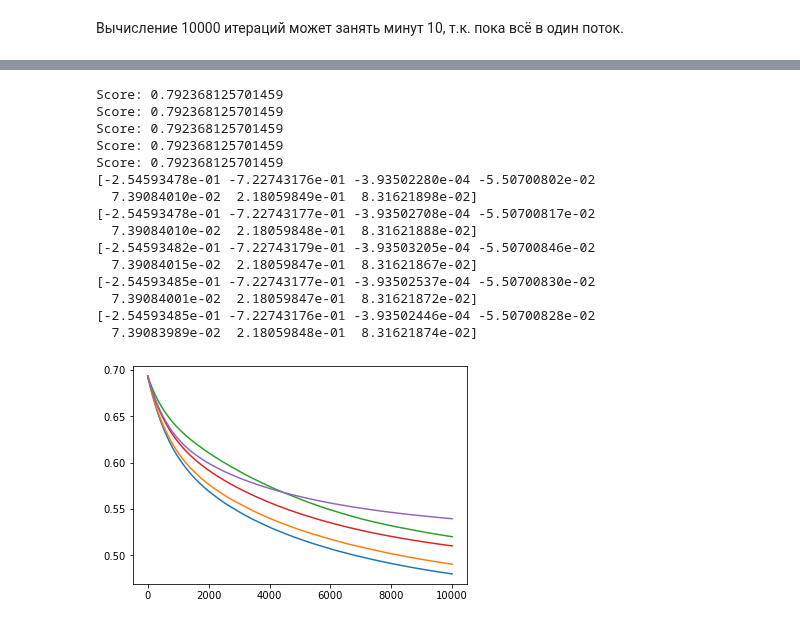
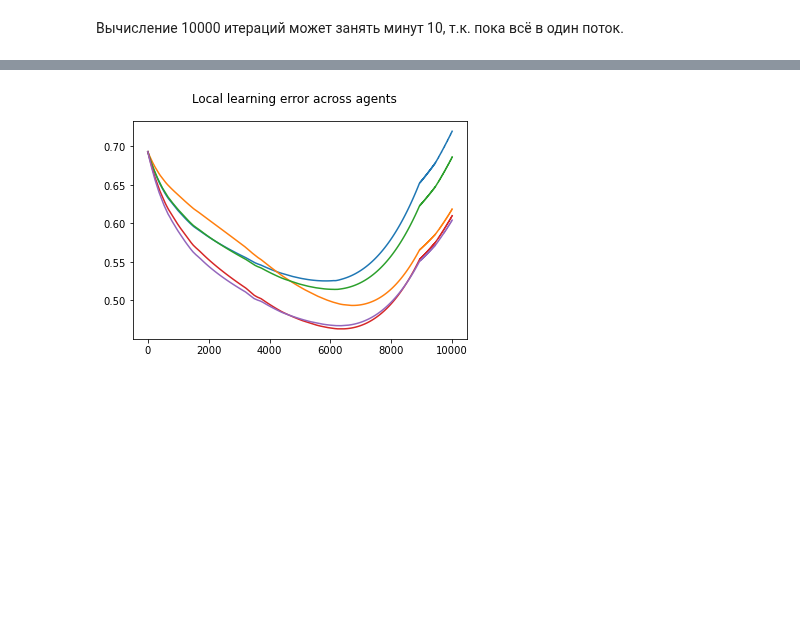
Before and after one commit to Malkovsky/distributed-learning, a Jupyter notebook: notebooks/Titanic Consensus GD test.ipynb, the cells around one changed output, grey strips where cells are left out. Saved outputs shown, nothing was run; the diff lists cells and outputs as text; code cells hidden in the pictures; blank space fills up the shorter version.

Commit message:
Weighted consensus fix & refactoring (#2)
* move consensus implementation into separate file

* fix weighted consensus and refactor stuff

* move consensus to utils/

```diff
--- a/notebooks/Titanic Consensus GD test.ipynb
+++ b/notebooks/Titanic Consensus GD test.ipynb
@@ -23,6 +29,9 @@ train_features, train_answers = prepare_dataset(train_data)
 features = ['Pclass', 'Sex', 'Age', 'SibSp', 'Parch', 'Fare', '_bias']
 X = train_features[features].to_numpy()
 y = train_answers.to_numpy()
+
+common_test_X, common_test_y = X[:X.shape[0] // 10], y[:X.shape[0] // 10]
+X, y = X[X.shape[0] // 10:], y[X.shape[0] // 10:]
 # %%
 from tqdm.notebook import tqdm
 iterations = 10000
@@ -388,11 +102,13 @@ agents = [ConsensusAgent(token, debug=True) for token in consensus_network.token
 for a in agents:
     consensus_network.register_agent(a)
 
-tasks = [asyncio.create_task(consensus_network.serve())] + [asyncio.create_task(a.run_round(np.random.random(), 1)) for a in agents]
-async def shutdown_after_timeout(timeout):
+async def shutdown_after_timeout(consensus_shutdown, timeout):
     await asyncio.sleep(timeout)
     await consensus_shutdown.put(SHUTDOWN)
-asyncio.create_task(shutdown_after_timeout(1))
+
+tasks = [asyncio.create_task(a.run_round(n + 1, 1 / (n + 1))) for n, a in enumerate(agents)]
+asyncio.create_task(consensus_network.serve())
+asyncio.create_task(shutdown_after_timeout(consensus_shutdown, 1))
 for coro in asyncio.as_completed(tasks):
     t = await coro
     print(t)
@@ -496,11 +175,37 @@ Convergence speed: 0.056406249999999984
 # %% [markdown]
 Вычисление 10000 итераций может занять минут 10, т.к. пока всё в один поток.
 # %%
-async def run(topology, iterations=100, debug=False):
+def sigmoid(x):
+        return 1.0 / (1.0 + np.exp(-x))
+
+progress_info = {}
+
+async def learning_instance(X, y, agent, iterations=50000):
+    alpha = 5e-4
+    tau = 1e-4
+
+    w = np.zeros((X.shape[1]))
+    errors = []
+    for it in range(iterations):
+        errors.append(tau / 2 * np.sum(w**2) +
+                      -np.mean(np.log( sigmoid(y * (X @ w)) ) )
+                     )
+        grad = -np.array([
+            np.dot(y * sigmoid(- y * (X @ w)), X[:, j])
+            for j in range(X.shape[1])
+        ]) / X.shape[0] + tau * w
+        w -= alpha * grad
+        w = await agent.run_round(w, X.shape[0])
+        if it % 2000 == 0: alpha *= 0.99
+        progress_info[agent.token] = (it + 1) / iterations
+
+    return w, errors[-1], errors
+
+async def run(topology, iterations=100, timeout=None, debug=False):
     dl_data = split_data(X, y, topology)
     consensus_shutdown = asyncio.Queue()
     consensus_network = ConsensusNetwork(topology, consensus_shutdown, debug=debug)
-    agents = [ConsensusAgent(token, eps=1e-6, debug=debug) for token in consensus_network.tokens]
+    agents = [ConsensusAgent(token, convergence_eps=1e-5, debug=debug) for token in consensus_network.tokens]
     for a in agents:
         consensus_network.register_agent(a)
 
@@ -517,25 +222,27 @@ async def run(topology, iterations=100, debug=False):
                 progress.value = p
             await asyncio.sleep(0.25)
 
+    if timeout:
+        asyncio.create_task(shutdown_after_timeout(consensus_shutdown, timeout))
     progress_task = asyncio.create_task(print_progress())
     tasks = [asyncio.create_task(
                 learning_instance(dl_data[a.token][0], dl_data[a.token][1], a, iterations=iterations)
              ) for a in agents]
+    asyncio.create_task(consensus_network.serve())
     best_ws = []
-    asyncio.create_task(consensus_network.serve())
-
     for coro in asyncio.as_completed(tasks):
         best_w, best_err, errors = await coro
         best_ws.append(best_w)
         plt.plot([i for i in range(len(errors))], errors)
+    plt.suptitle('Local learning error across agents')
     progress_task.cancel()
 
     for w in best_ws:
-        train_predictions = (sigmoid(X @ w) >= 0.5).astype(np.int) * 2 - 1
-        print('Score: {}'.format( np.mean( train_predictions == y ) ))
+        train_predictions = (sigmoid(common_test_X @ w) >= 0.5).astype(np.int) * 2 - 1
+        print(f'Score: {np.mean( train_predictions == common_test_y )}')
 
     for w in best_ws:
-        print(w)
+        print(f'W: {w}')
 
 await run(topology_grid_5, 10000)
 # %% [output]
@@ -556,16 +264 @@ task: <Task pending name='master check agent "west"' coro=<Queue.get() running a
-Score: 0.792368125701459
-Score: 0.792368125701459
-Score: 0.792368125701459
-Score: 0.792368125701459
-Score: 0.792368125701459
-[-2.54593478e-01 -7.22743176e-01 -3.93502280e-04 -5.50700802e-02
-  7.39084010e-02  2.18059849e-01  8.31621898e-02]
-[-2.54593478e-01 -7.22743177e-01 -3.93502708e-04 -5.50700817e-02
-  7.39084010e-02  2.18059848e-01  8.31621888e-02]
-[-2.54593482e-01 -7.22743179e-01 -3.93503205e-04 -5.50700846e-02
-  7.39084015e-02  2.18059847e-01  8.31621867e-02]
-[-2.54593485e-01 -7.22743177e-01 -3.93502537e-04 -5.50700830e-02
-  7.39084001e-02  2.18059847e-01  8.31621872e-02]
-[-2.54593485e-01 -7.22743176e-01 -3.93502446e-04 -5.50700828e-02
-  7.39083989e-02  2.18059848e-01  8.31621874e-02]
-[figure, old version]
+[figure, new version]
```
Also changed, not shown: parts of 12 cells of this notebook, 1 other file.
